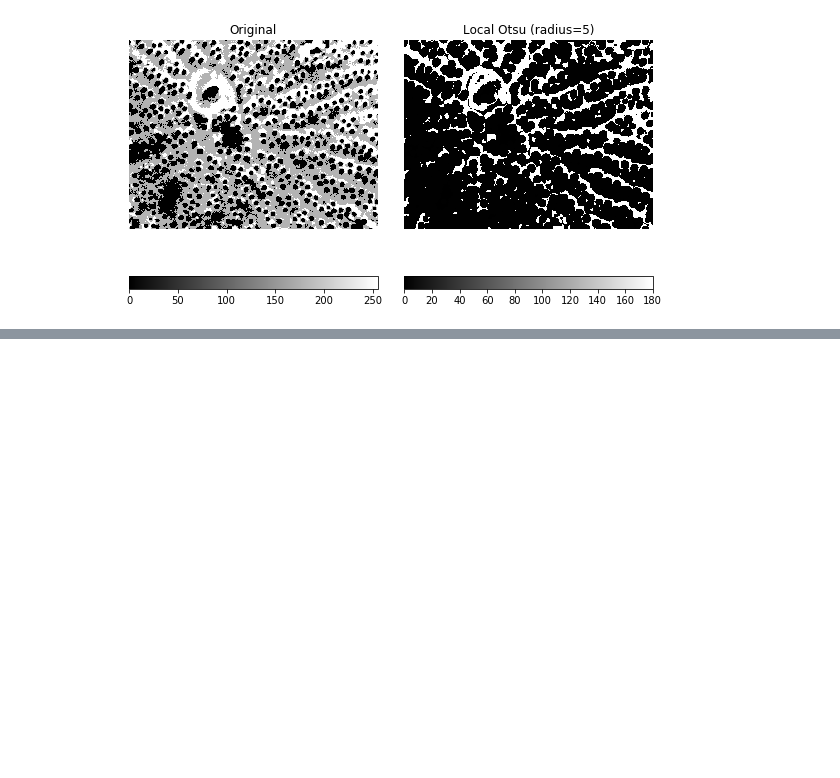
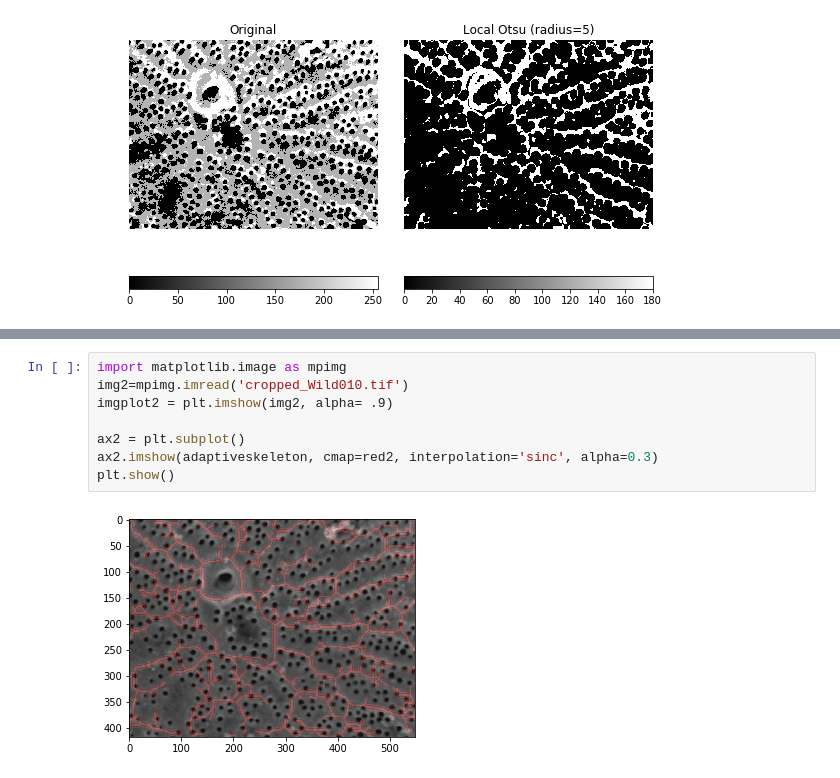
Before and after one commit to csteed/ORHS-MathThesis-2018, a Jupyter notebook: work/CNMS/Histogram testing--Wild010.ipynb, the cells around one changed output, grey strips where cells are left out. Drawn from its saved outputs; the diff is of its cells as text; blank space fills up the shorter version.

```diff
--- a/work/CNMS/Histogram testing--Wild010.ipynb
+++ b/work/CNMS/Histogram testing--Wild010.ipynb
@@ -194,0 +226,10 @@ plt.show()
+# %%
+import matplotlib.image as mpimg
+img2=mpimg.imread('cropped_Wild010.tif')
+imgplot2 = plt.imshow(img2, alpha= .9)
+
+ax2 = plt.subplot()
+ax2.imshow(adaptiveskeleton, cmap=red2, interpolation='sinc', alpha=0.3)
+plt.show()
+# %% [output]
+[figure, added]
```
Also changed, not shown: parts of 3 cells of this notebook, 23 other files.
